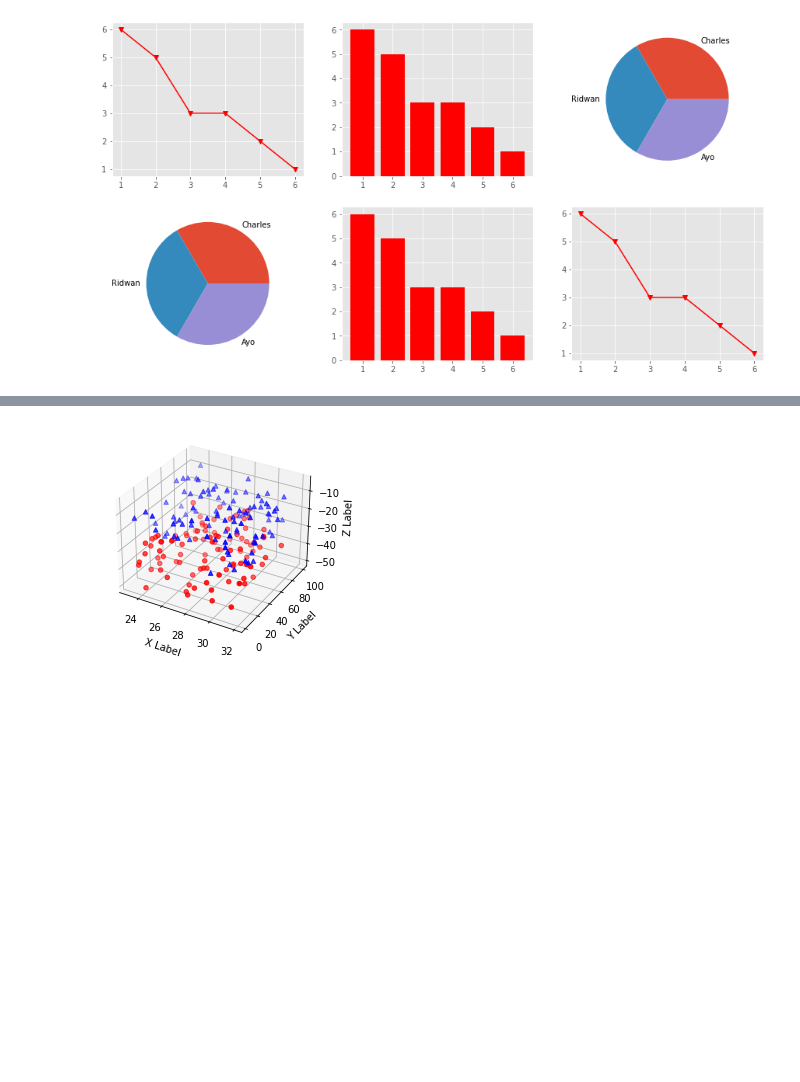
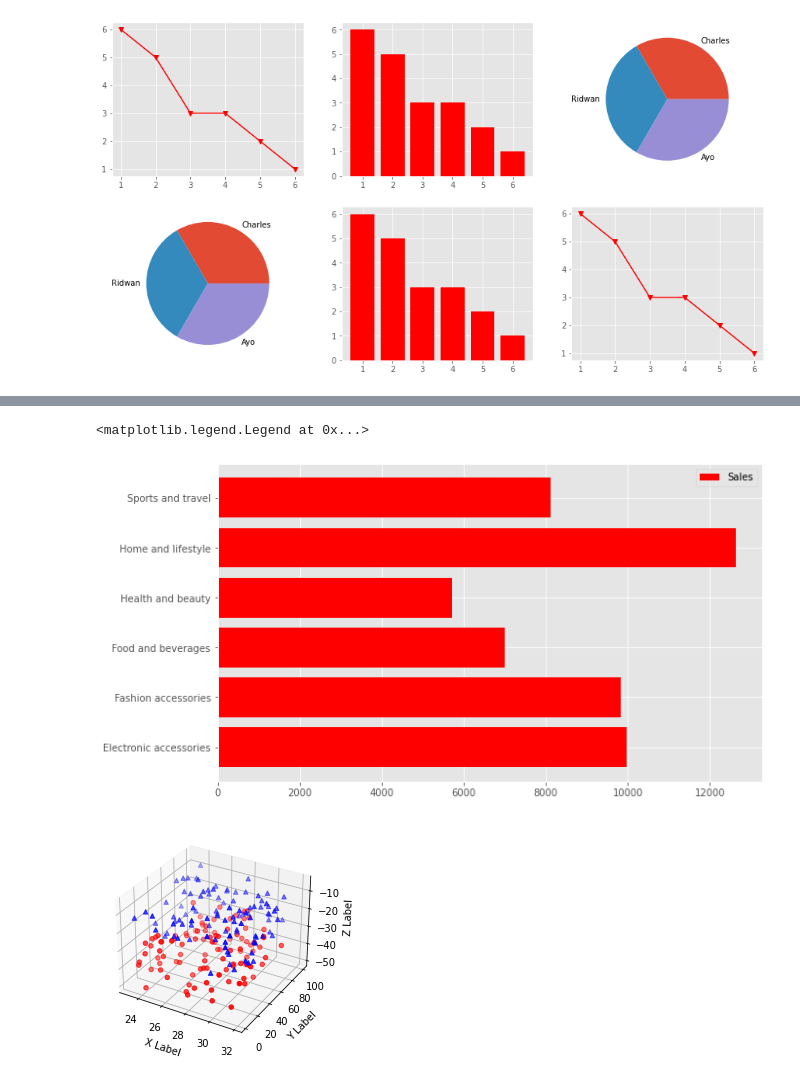
Before and after one commit to Sesughter01/ds-march-univel, a Jupyter notebook: jupyter/Matplotlib Tutorial.ipynb, the cells around one changed output, grey strips where cells are left out. Cells and saved outputs as stored; diff of their text form; code cells hidden in the pictures; blank space fills up the shorter version.

```diff
--- a/jupyter/Matplotlib Tutorial.ipynb
+++ b/jupyter/Matplotlib Tutorial.ipynb
@@ -184,3 +184,6 @@ ax[1,0].pie([2,2,2], labels = ["Charles", "Ridwan", "Ayo"]) # Pie chart with lab
 plt.savefig("charles.pdf")
 # %% [output]
 [figure]
+# %%
+data = pd.read_excel(r"C:\Users\INYANG\Desktop\ds-march-univel\jupyter\pandas-tut\branches.xlsx")
+data
@@ -186,0 +204,6 @@ plt.savefig("charles.pdf")
+# %%
+group = data.groupby(by="Product line") # GET GROUPDS OF INDIVIDUAL PAYMENT TYPES
+# %%
+aggregate = group.sum() # AGGREGATE THE SUM OF THE ENTIRE GROUPS
+aggregate = aggregate.reset_index() # Bring the index into the columns
+aggregate
@@ -187,3 +228,14 @@ plt.savefig("charles.pdf")
+# %%
+x = aggregate["Product line"]
+y = aggregate["Total"]
+# %%
+plt.figure(figsize=(10, 6))
+plt.barh(x,y, color = 'r', label="Sales")
+# plt.xticks(rotation=90)
+plt.legend()
+# %% [output]
+<matplotlib.legend.Legend at 0x...>
+[figure, added]
 # %%
 '''
 ==============
```
Also changed, not shown: parts of 3 cells of this notebook, 7 other files.
